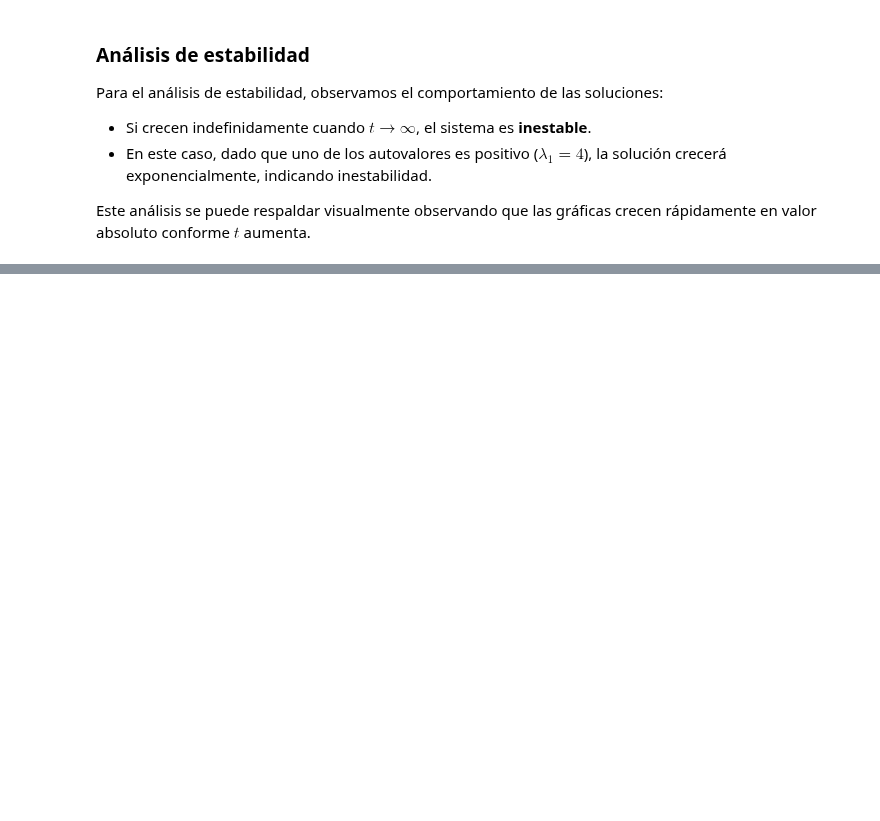
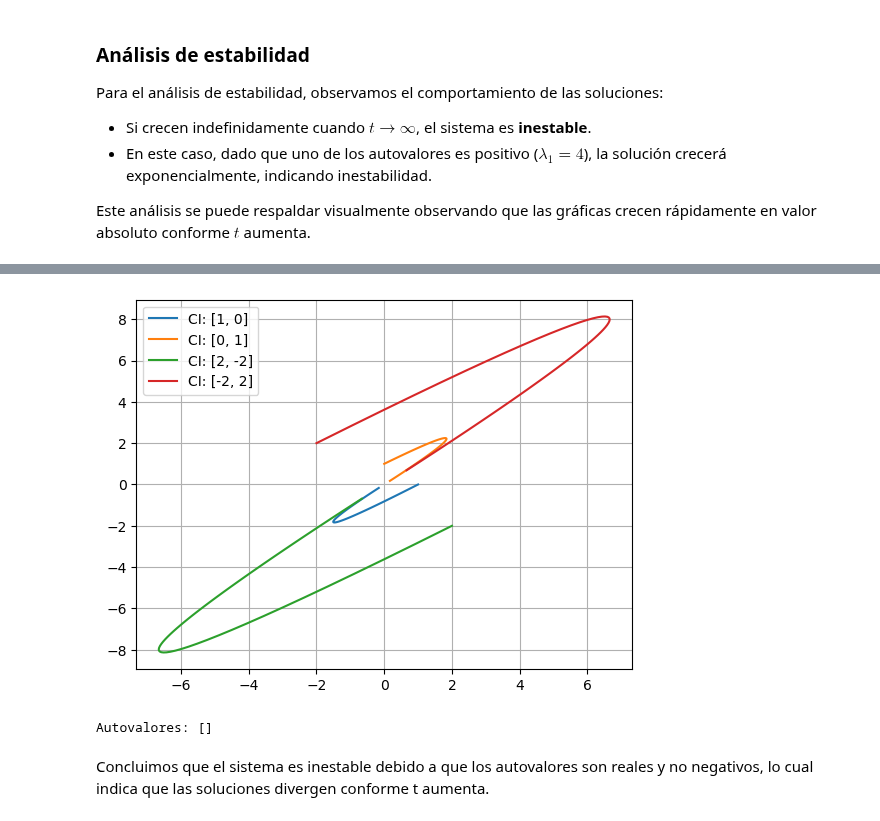
Before and after one commit to FranDSchz/TPI-Analisis-numerico, a Jupyter notebook: notebooks/ActAplicacion.ipynb, the cells around one changed output, grey strips where cells are left out. Cells and saved outputs as stored; diff of their text form; code cells hidden in the pictures; blank space fills up the shorter version.

```diff
--- a/notebooks/ActAplicacion.ipynb
+++ b/notebooks/ActAplicacion.ipynb
@@ -174,0 +286,33 @@ Este análisis se puede respaldar visualmente observando que las gráficas crece
+# %%
+# Graficamos algunas soluciones particulares
+# Definimos la función para resolver el sistema
+from scipy.integrate import solve_ivp
+
+def sistema(t, z):
+    x, y = z
+    dxdt = -6 * x + 5 * y
+    dydt = -5 * x + 4 * y
+    return [dxdt, dydt]
+
+# Condiciones iniciales
+condiciones_iniciales = [[1, 0], [0, 1], [2, -2], [-2, 2]]
+t_span = (0, 5)
+t_eval = np.linspace(0, 5, 100)
+
+for ci in condiciones_iniciales:
+    sol = solve_ivp(sistema, t_span, ci, t_eval=t_eval)
+    plt.plot(sol.y[0], sol.y[1], label=f"CI: {ci}")
+
+plt.legend()
+plt.grid()
+plt.show()
+# %% [output]
+[figure, added]
+# %%
+# Analizamos los autovalores
+print("Autovalores:", list(eigenvalues.keys()))
+# %% [output]
+Autovalores: []
+# %% [markdown]
+ Concluimos que el sistema es inestable debido a que los autovalores son reales y no negativos,
+ lo cual indica que las soluciones divergen conforme t aumenta.
```
Also changed, not shown: parts of 7 cells of this notebook.
